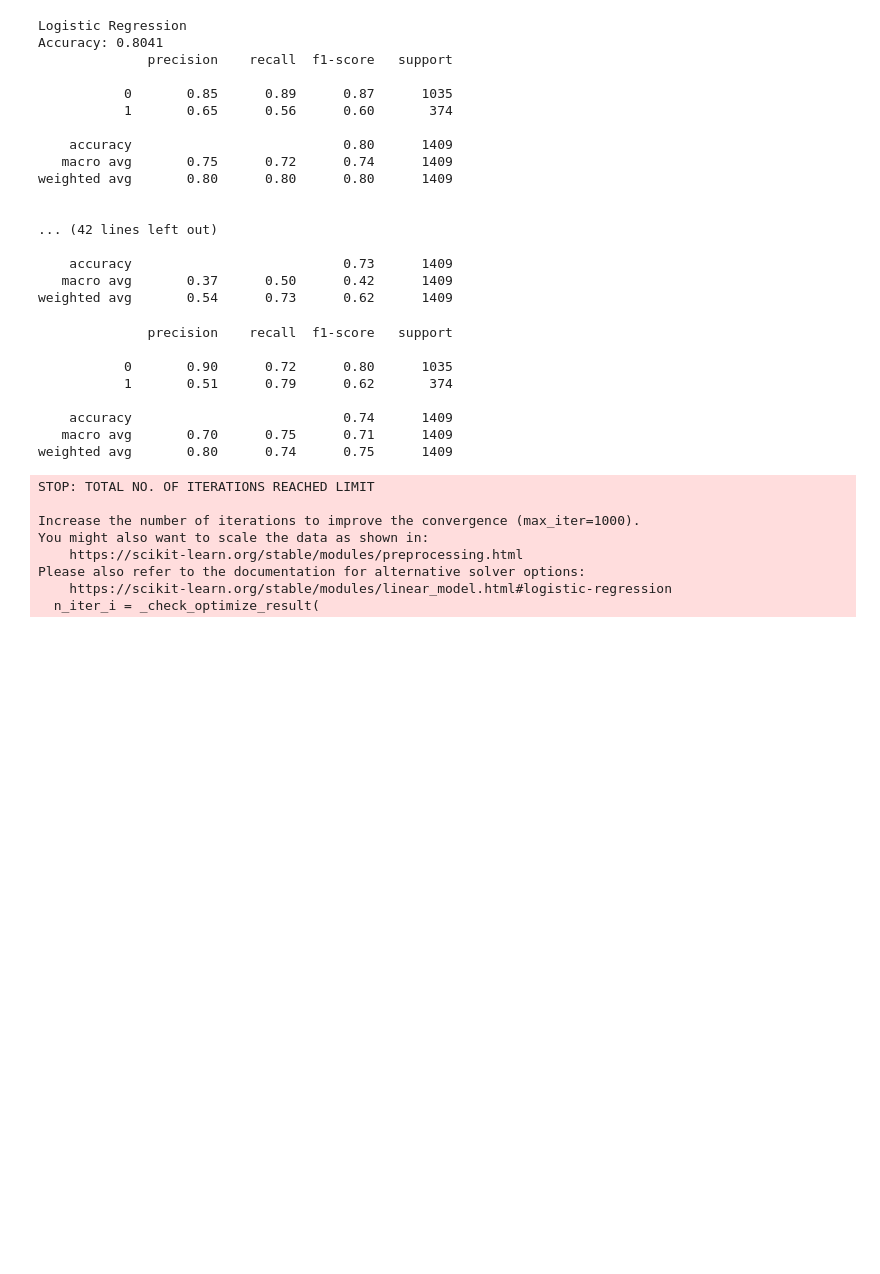
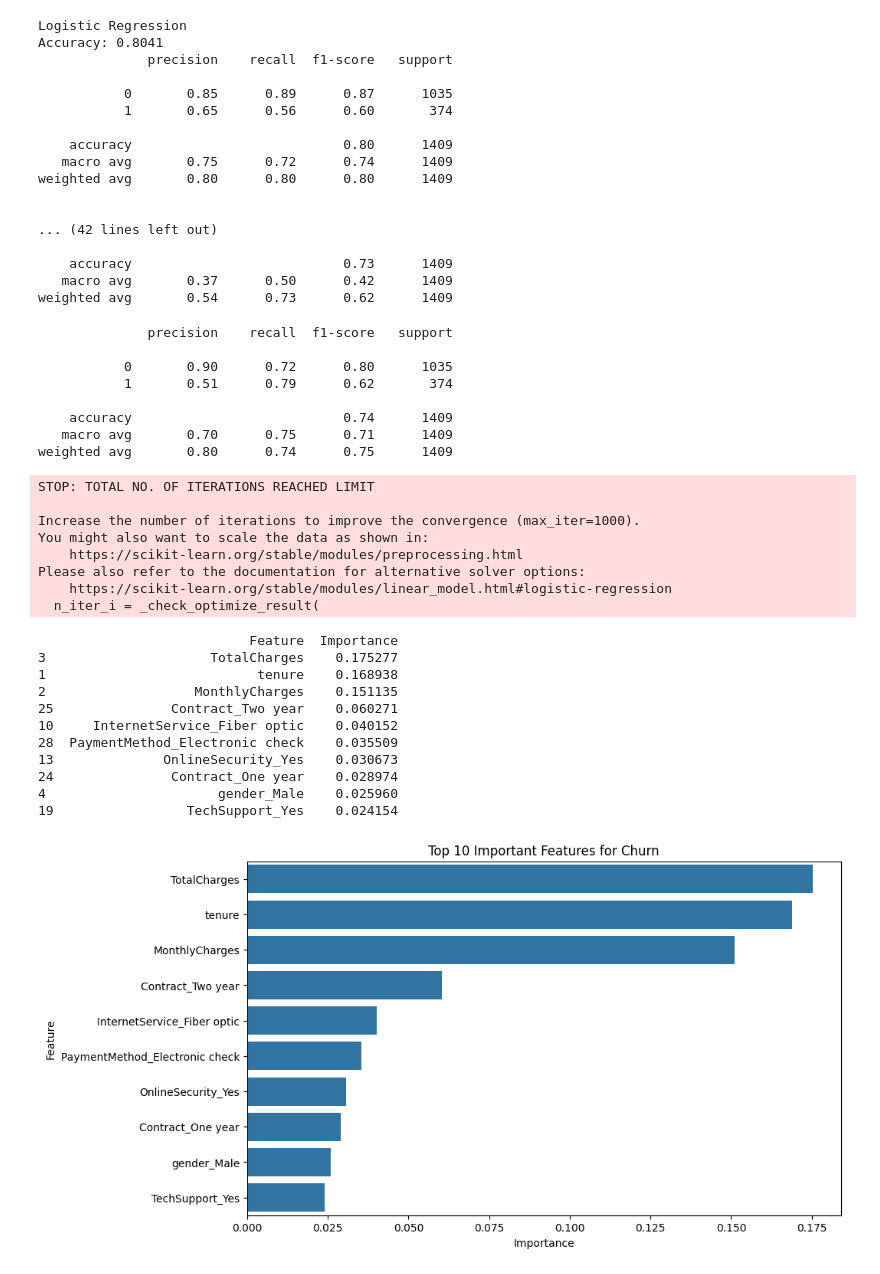
Before and after one commit to AkshitaSharma211/ml-journey, a Jupyter notebook: projects/churn/Untitled.ipynb, the cells around one changed output. Cells and saved outputs as stored; diff of their text form; code cells hidden in the pictures; blank space fills up the shorter version.

Commit message:
feat: churn - feature importance done, top features: totalcharges, tenure, monthlycharges

```diff
--- a/projects/churn/Untitled.ipynb
+++ b/projects/churn/Untitled.ipynb
@@ -419,3 +426,32 @@ You might also want to scale the data as shown in:
 Please also refer to the documentation for alternative solver options:
     https://scikit-learn.org/stable/modules/linear_model.html#logistic-regression
   n_iter_i = _check_optimize_result(
+# %%
+# train random forest to get feature importance
+rf = RandomForestClassifier(random_state=42, class_weight='balanced')
+rf.fit(X_train, y_train)
+
+importance = pd.DataFrame({
+    'Feature': X.columns,
+    'Importance': rf.feature_importances_
+}).sort_values('Importance', ascending=False)
+
+print(importance.head(10))
+
+plt.figure(figsize=(10,6))
+sns.barplot(data=importance.head(10), x='Importance', y='Feature')
+plt.title('Top 10 Important Features for Churn')
+plt.show()
+# %% [output]
+                           Feature  Importance
+3                     TotalCharges    0.175277
+1                           tenure    0.168938
+2                   MonthlyCharges    0.151135
+25               Contract_Two year    0.060271
+10     InternetService_Fiber optic    0.040152
+28  PaymentMethod_Electronic check    0.035509
+13              OnlineSecurity_Yes    0.030673
+24               Contract_One year    0.028974
+4                      gender_Male    0.025960
+19                 TechSupport_Yes    0.024154
+[figure, added]
```
Also changed, not shown: parts of 2 cells of this notebook.
